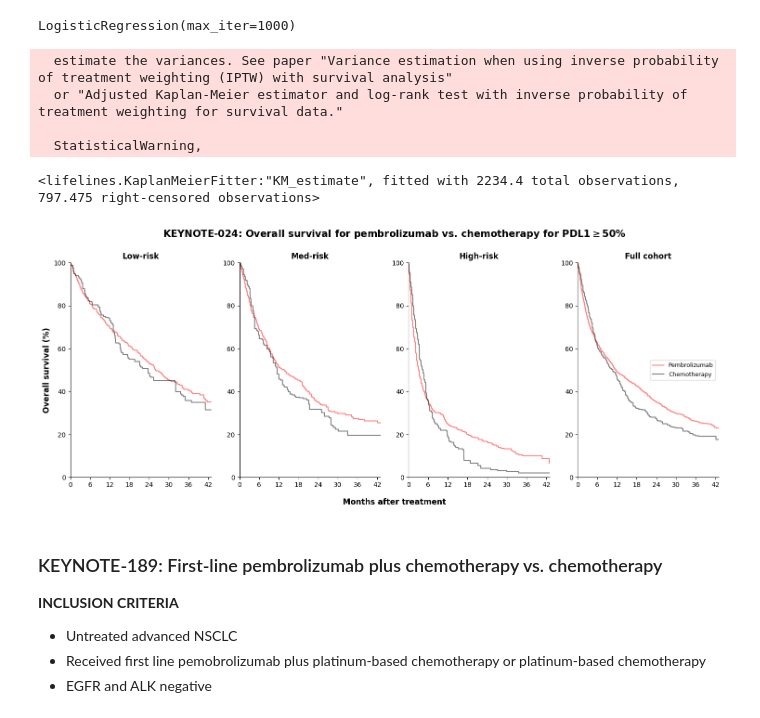
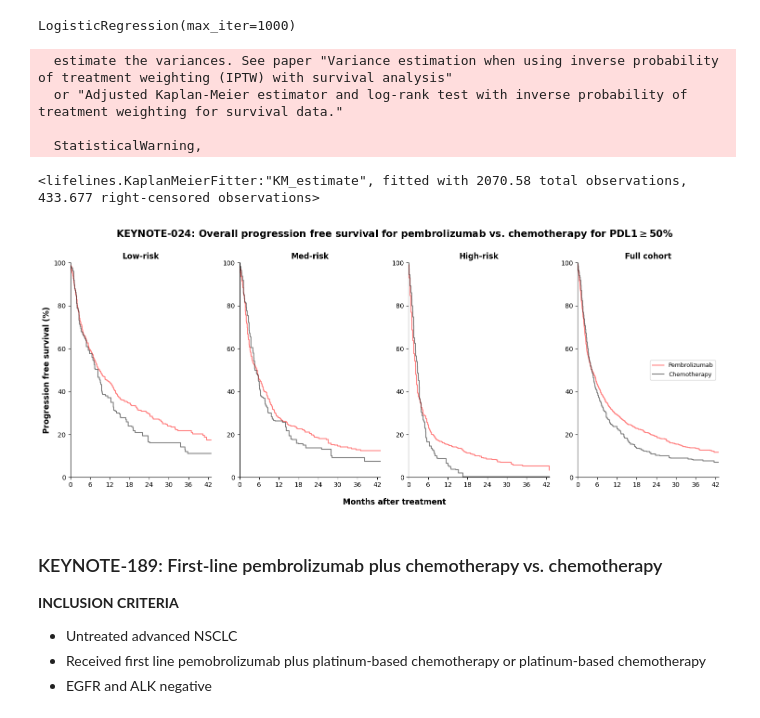
Before and after one commit to xavier-orcutt/TrialTranslator-notebooks, a Jupyter notebook: lung/rtrials_wt3r_33c.ipynb, the cells around one changed output. Saved outputs shown, nothing was run; the diff lists cells and outputs as text; code cells hidden in the pictures.

Commit message:
updated keynote_024

```diff
--- a/lung/rtrials_wt3r_33c.ipynb
+++ b/lung/rtrials_wt3r_33c.ipynb
@@ -938,0 +959,2 @@ row_ID(key_024)
+# %%
+key_024 = pd.merge(key_024, progression, on = 'PatientID', how = 'left')
@@ -949,2 +982,2 @@ key_024.loc[:, 'timerisk_treatment'] = np.select(conditions, choices)
 # %%
-key_024 = key_024.query('timerisk_treatment >= 0')
+key_024 = key_024.query('time_prog_treatment >= 0')
@@ -988,8 +1034,8 @@ risk_cutoff_lung.loc['keynote_024'] = [low_cutoff_024, high_cutoff_024]
 # %%
 key_024 = key_024.set_index('PatientID')
 # %%
-key_024_iptw = key_024.filter(items = ['death_status',
-                                       'timerisk_treatment',
+key_024_iptw = key_024.filter(items = ['pfs_status',
+                                       'time_prog_treatment',
                                        'pembro',
                                        'age',
                                        'gender',
@@ -1180,13 +1226,13 @@ kmf_low_pembro_024_iptw = KaplanMeierFitter()
 kmf_low_plat_024_iptw = KaplanMeierFitter()
 
 kmf_low_pembro_024_iptw.fit(
-    key_024_iptw_low.query('pembro == 1').timerisk_treatment/30,
-    key_024_iptw_low.query('pembro == 1').death_status,
+    key_024_iptw_low.query('pembro == 1').time_prog_treatment/30,
+    key_024_iptw_low.query('pembro == 1').pfs_status,
     weights = key_024_iptw_low.query('pembro == 1')['weight'])
 
 kmf_low_plat_024_iptw.fit(
-    key_024_iptw_low.query('pembro == 0').timerisk_treatment/30,
-    key_024_iptw_low.query('pembro == 0').death_status,
+    key_024_iptw_low.query('pembro == 0').time_prog_treatment/30,
+    key_024_iptw_low.query('pembro == 0').pfs_status,
     weights = key_024_iptw_low.query('pembro == 0')['weight'])
 
 # Med KM curves
@@ -1194,13 +1240,13 @@ kmf_med_pembro_024_iptw = KaplanMeierFitter()
 kmf_med_plat_024_iptw = KaplanMeierFitter()
 
 kmf_med_pembro_024_iptw.fit(
-    key_024_iptw_med.query('pembro == 1').timerisk_treatment/30,
-    key_024_iptw_med.query('pembro == 1').death_status,
+    key_024_iptw_med.query('pembro == 1').time_prog_treatment/30,
+    key_024_iptw_med.query('pembro == 1').pfs_status,
     weights = key_024_iptw_med.query('pembro == 1')['weight'])
 
 kmf_med_plat_024_iptw.fit(
-    key_024_iptw_med.query('pembro == 0').timerisk_treatment/30,
-    key_024_iptw_med.query('pembro == 0').death_status,
+    key_024_iptw_med.query('pembro == 0').time_prog_treatment/30,
+    key_024_iptw_med.query('pembro == 0').pfs_status,
     weights = key_024_iptw_med.query('pembro == 0')['weight'])
 
 # High KM curves
@@ -1208,13 +1254,13 @@ kmf_high_pembro_024_iptw = KaplanMeierFitter()
 kmf_high_plat_024_iptw = KaplanMeierFitter()
 
 kmf_high_pembro_024_iptw.fit(
-    key_024_iptw_high.query('pembro == 1').timerisk_treatment/30,
-    key_024_iptw_high.query('pembro == 1').death_status,
+    key_024_iptw_high.query('pembro == 1').time_prog_treatment/30,
+    key_024_iptw_high.query('pembro == 1').pfs_status,
     weights = key_024_iptw_high.query('pembro == 1')['weight'])
 
 kmf_high_plat_024_iptw.fit(
-    key_024_iptw_high.query('pembro == 0').timerisk_treatment/30,
-    key_024_iptw_high.query('pembro == 0').death_status,
+    key_024_iptw_high.query('pembro == 0').time_prog_treatment/30,
+    key_024_iptw_high.query('pembro == 0').pfs_status,
     weights = key_024_iptw_high.query('pembro == 0')['weight'])
 
 # All KM curves
@@ -1222,20 +1268,20 @@ kmf_all_pembro_024_iptw = KaplanMeierFitter()
 kmf_all_plat_024_iptw = KaplanMeierFitter()
 
 kmf_all_pembro_024_iptw.fit(
-    key_024_iptw_all.query('pembro == 1').timerisk_treatment/30,
-    key_024_iptw_all.query('pembro == 1').death_status,
+    key_024_iptw_all.query('pembro == 1').time_prog_treatment/30,
+    key_024_iptw_all.query('pembro == 1').pfs_status,
     weights = key_024_iptw_all.query('pembro == 1')['weight'])
 
 kmf_all_plat_024_iptw.fit(
-    key_024_iptw_all.query('pembro == 0').timerisk_treatment/30,
-    key_024_iptw_all.query('pembro == 0').death_status,
+    key_024_iptw_all.query('pembro == 0').time_prog_treatment/30,
+    key_024_iptw_all.query('pembro == 0').pfs_status,
     weights = key_024_iptw_all.query('pembro == 0')['weight'])
 # %% [output]
   estimate the variances. See paper "Variance estimation when using inverse probability of treatment weighting (IPTW) with survival analysis"
   or "Adjusted Kaplan-Meier estimator and log-rank test with inverse probability of treatment weighting for survival data."
 
   StatisticalWarning,
-<lifelines.KaplanMeierFitter:"KM_estimate", fitted with 2234.4 total observations, 797.475 right-censored observations>
+<lifelines.KaplanMeierFitter:"KM_estimate", fitted with 2070.58 total observations, 433.677 right-censored observations>
 # %%
 fig = plt.figure(figsize=(18, 6))
 
@@ -1251,7 +1297,7 @@ plt.xlim(0, 43)
 plt.ylim(0, 100)
 
 plt.title('Low-risk', weight = 'bold')
-plt.ylabel('Overall survival (%)', size = 12, weight = 'bold')
+plt.ylabel('Progression free survival (%)', size = 12, weight = 'bold')
 
 plt.gca().spines['top'].set_visible(False)
 plt.gca().spines['right'].set_visible(False)
@@ -1285,35 +1331,35 @@ plt.ylim(0, 100)
 
 plt.title('High-risk', weight = 'bold')
 
 plt.gca().spines['top'].set_visible(False)
 plt.gca().spines['right'].set_visible(False)
 
 # Plot survival curves by treatment for all risk group.
 plt.subplot(1, 4, 4)
 
 plt.step(kmf_all_pembro_024_iptw.timeline, kmf_all_pembro_024_iptw.survival_function_.values*100, color = 'red', alpha = 0.5, label = 'Pembrolizumab')
 
 plt.step(kmf_all_plat_024_iptw.timeline, kmf_all_plat_024_iptw.survival_function_.values*100, color = 'black', alpha = 0.5, label = 'Chemotherapy')
 
 plt.xticks(np.arange(0, 43, 6))
 plt.xlim(0, 43)
 plt.ylim(0, 100)
 
 plt.title('Full cohort', weight = 'bold')
 
 plt.gca().spines['top'].set_visible(False)
 plt.gca().spines['right'].set_visible(False)
 
 plt.legend(loc = 'center right', prop = {'size': 9})
 
 fig.add_subplot(1, 1, 1, frameon = False)
 plt.tick_params(labelcolor = 'none', which = 'both', top = False, bottom = False, left = False, right = False)
 plt.xlabel('Months after treatment', labelpad = 15, size = 12, weight = 'bold')
-plt.title(r'KEYNOTE-024: Overall survival for pembrolizumab vs. chemotherapy for PDL1$\geq$50%', pad = 40, size = 15, weight = 'bold')
+plt.title(r'KEYNOTE-024: Overall progression free survival for pembrolizumab vs. chemotherapy for PDL1$\geq$50%', pad = 40, size = 15, weight = 'bold')
 
 plt.show()
 # %% [output]
-[figure, old version]
+[figure, new version]
 # %% [markdown]
 ### KEYNOTE-189: First-line pembrolizumab plus chemotherapy vs. chemotherapy
 
```
Also changed, not shown: parts of 17 cells of this notebook, 2 other files.
